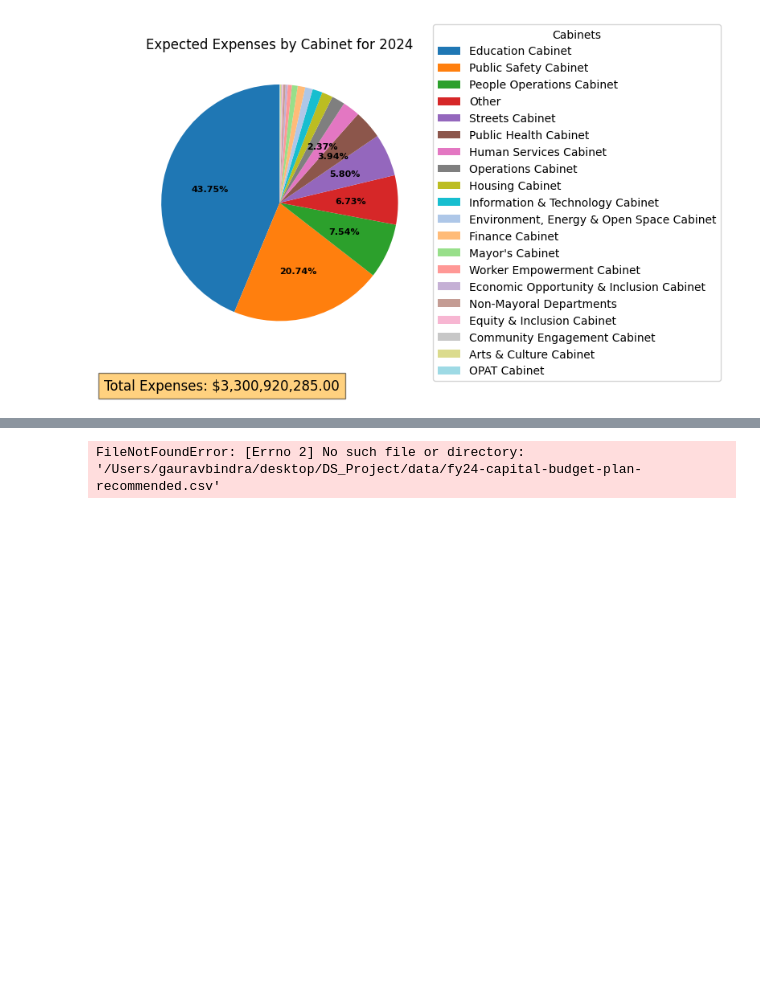
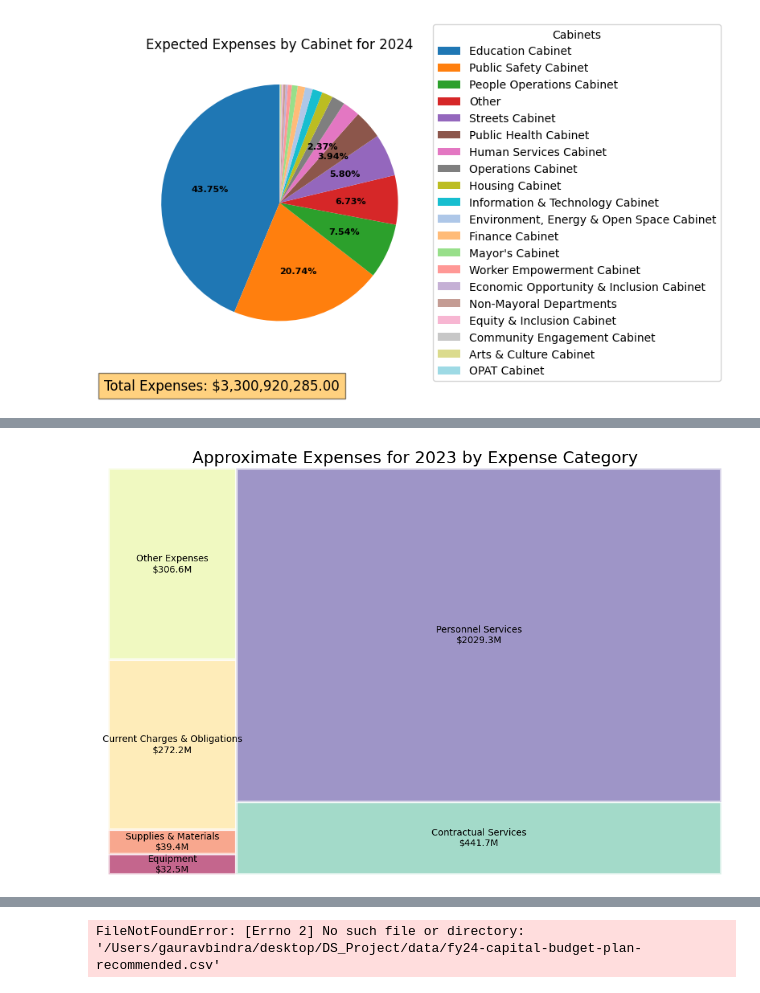
Before and after one commit to BU-Spark/ds-boston-city-budget, a Jupyter notebook: fa23-team-f/OperatingBudgetAnalysis.ipynb, the cells around one changed output, grey strips where cells are left out. Drawn from its saved outputs; the diff is of its cells as text; code cells hidden in the pictures; blank space fills up the shorter version.

```diff
--- a/fa23-team-f/OperatingBudgetAnalysis.ipynb
+++ b/fa23-team-f/OperatingBudgetAnalysis.ipynb
@@ -684,0 +767,39 @@ plt.show()
+# %%
+#FY23
+import squarify
+
+expenses_categories = {
+    'Equipment':                        3.250556e+07,
+    'Supplies & Materials':             3.939784e+07,
+    'Current Charges & Obligations':    2.722491e+08,
+    'Other Expenses':                   3.065513e+08,
+    'Contractual Services':             4.416529e+08,
+    'Personnel Services':               2.029292e+09,
+}
+
+
+# Remove entries with 0 values
+expenses_categories = {k: v for k, v in expenses_categories.items() if v > 0}
+
+# Extract sizes and labels
+sizes = list(expenses_categories.values())
+labels = [f'{k}\n${v / 1e6:.1f}M' if v / 1e6 > 10 else ''  # Adjust the 10 here to your preferred threshold
+          for k, v in expenses_categories.items()]
+
+# Create a color palette
+colors = plt.cm.Spectral(np.linspace(0, 1, len(labels)))
+
+# Create a figure
+fig = plt.figure(figsize=(12, 8))
+
+# Plot
+squarify.plot(sizes=sizes, label=labels, color=colors, alpha=0.6, edgecolor="white", linewidth=3)
+
+# Title and axis off
+plt.title('Approximate Expenses for 2023 by Expense Category', fontsize=18)
+plt.axis('off')
+
+# Show plot
+plt.show()
+# %% [output]
+[figure, added]
```
Also changed, not shown: parts of 20 cells of this notebook.
